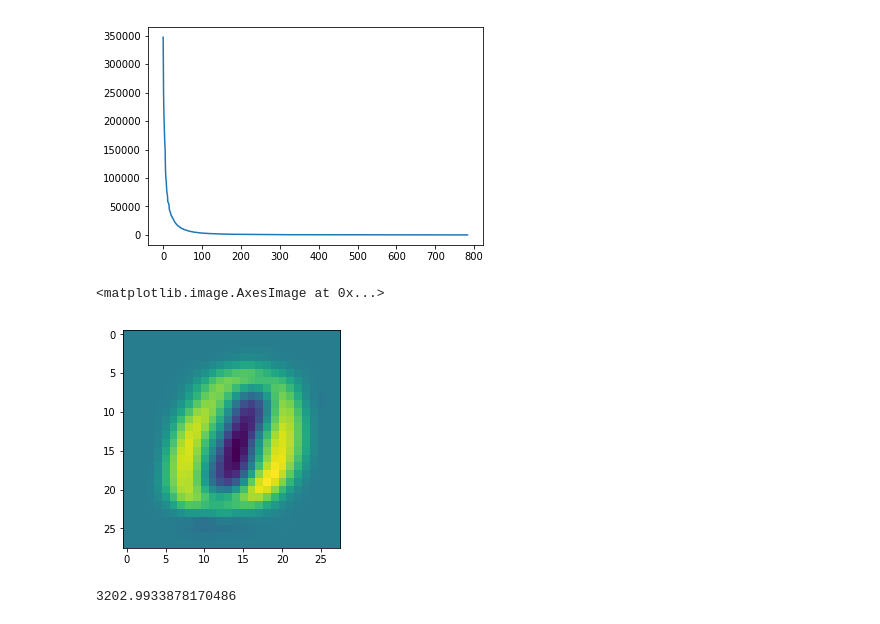
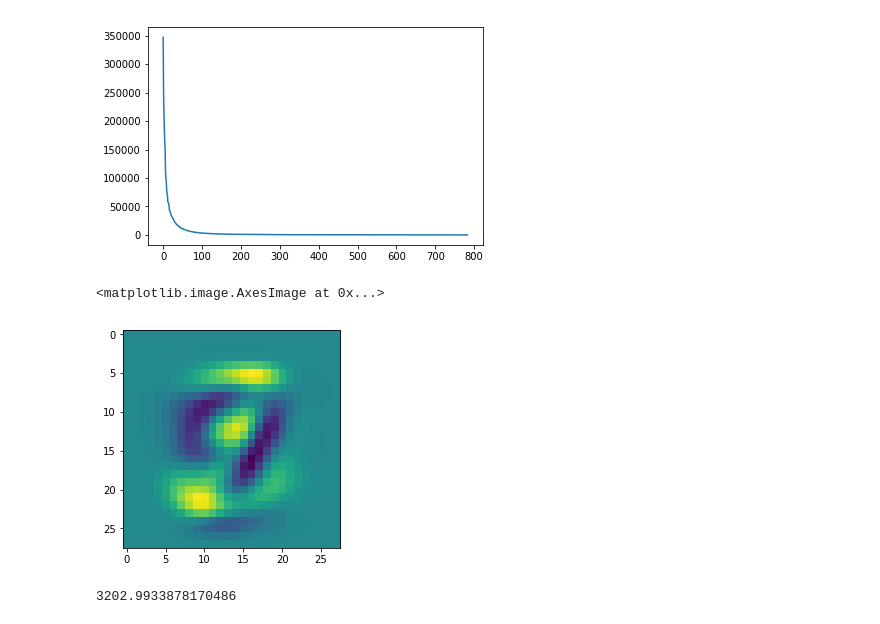
Before and after one commit to coding-blocks-archives/ML-Noida-2019-June-Two, a Jupyter notebook: lecture_11/MNIST PCA.ipynb, the cells around one changed output. Drawn from its saved outputs; the diff is of its cells as text; code cells hidden in the pictures.

```diff
--- a/lecture_11/MNIST PCA.ipynb
+++ b/lecture_11/MNIST PCA.ipynb
@@ -26,10 +26,10 @@ plt.plot(pca.explained_variance_)
 [<matplotlib.lines.Line2D at 0x...>]
 [figure]
 # %%
-plt.imshow(pca.components_[0].reshape(28, 28))
+plt.imshow(pca.components_[1].reshape(28, 28))
 # %% [output]
 <matplotlib.image.AxesImage at 0x...>
-[figure, old version]
+[figure, new version]
 # %%
 pca.explained_variance_[100]
 # %% [output]
```
Also changed, not shown: parts of 15 cells of this notebook, 1 other file.
